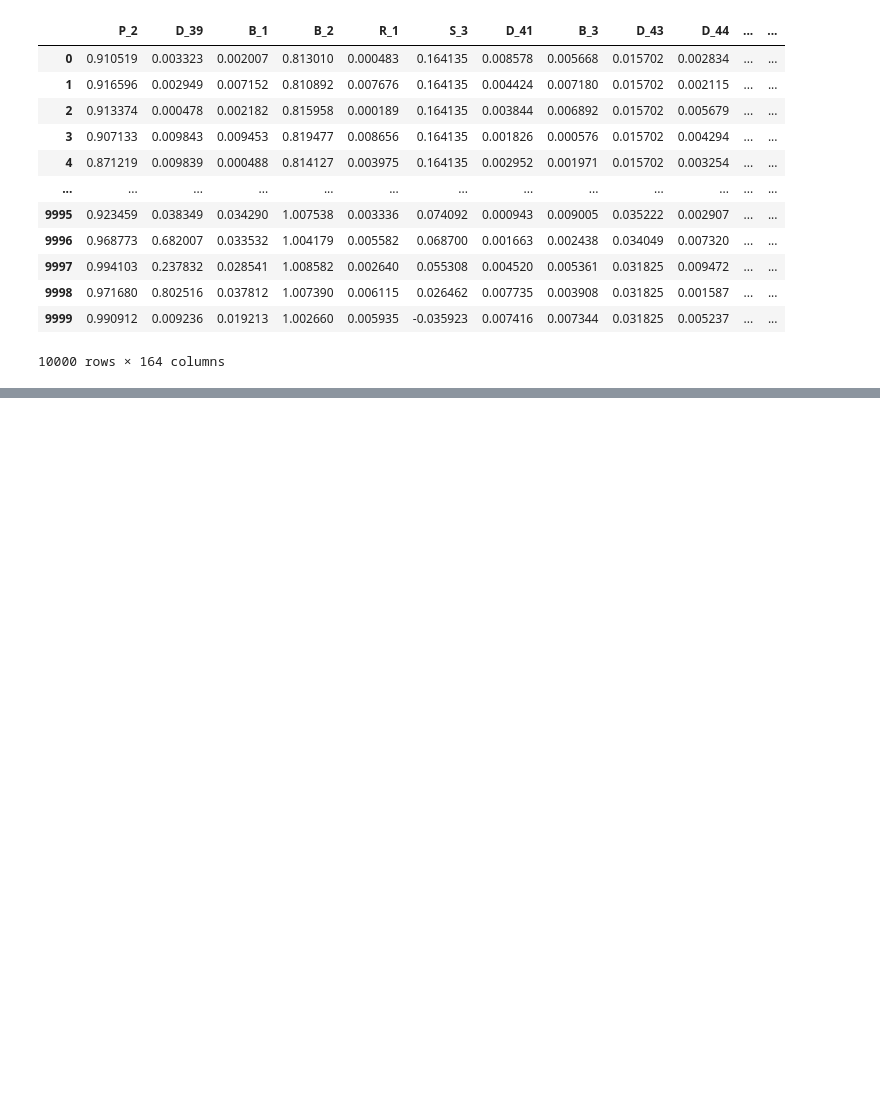
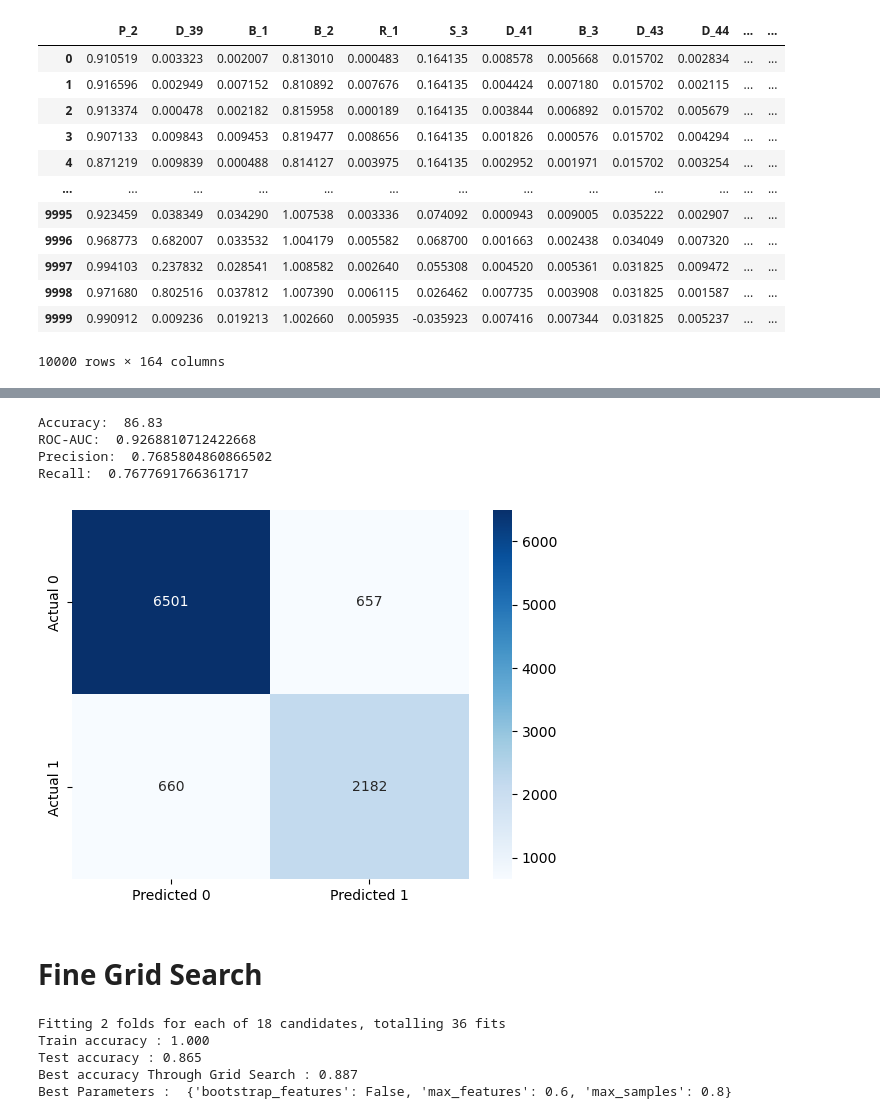
Before and after one commit to LinhNgaNguyen/STAT303-3-Project, a Jupyter notebook: Bagging and RandomForest Models.ipynb, the cells around one changed output, grey strips where cells are left out. Drawn from its saved outputs; the diff is of its cells as text; code cells hidden in the pictures; blank space fills up the shorter version.

```diff
--- a/Bagging and RandomForest Models.ipynb
+++ b/Bagging and RandomForest Models.ipynb
@@ -93,3 +95,5 @@ test_filtered
+# %%
+test_filtered = pd.read_csv('test_clean.csv')
 # %%
 # Separating the predictors and response
 y_train = train_filtered.target
@@ -187,0 +161,56 @@ plot_precision_recall_vs_threshold(p, r, thresholds)
+# %%
+# Performance metrics computation for the optimum decision threshold probability
+desired_threshold = 0.45
+
+y_pred_prob = opt_bag_model.predict_proba(X_test)[:,1]
+
+# Classifying observations in the positive class (y = 1) if the predicted probability is greater
+# than the desired decision threshold probability
+y_pred = y_pred_prob > desired_threshold
+y_pred = y_pred.astype(int)
+
+#Computing the accuracy
+print("Accuracy: ",accuracy_score(y_pred, y_test)*100)
+
+#Computing the ROC-AUC
+fpr, tpr, auc_thresholds = roc_curve(y_test, y_pred_prob)
+print("ROC-AUC: ",auc(fpr, tpr))# AUC of ROC
+
+#Computing the precision and recall
+print("Precision: ", precision_score(y_test, y_pred))
+print("Recall: ", recall_score(y_test, y_pred))
+
+#Confusion matrix
+cm = pd.DataFrame(confusion_matrix(y_test, y_pred),
+                  columns=['Predicted 0', 'Predicted 1'], index = ['Actual 0', 'Actual 1'])
+sns.heatmap(cm, annot=True, cmap='Blues', fmt='g');
+# %% [output]
+Accuracy:  86.83
+ROC-AUC:  0.9268810712422668
+Precision:  0.7685804860866502
+Recall:  0.7677691766361717
+[figure, added]
+# %% [markdown]
+# Fine Grid Search
+# %%
+params = {'max_samples': [0.6,0.7,0.8],
+          'max_features': [0.6,0.7,0.8],
+          'bootstrap_features': [True, False]}
+
+cv = KFold(n_splits=2,shuffle=True,random_state=1)
+bagging_classifier_grid = GridSearchCV(BaggingClassifier(estimator = DecisionTreeClassifier(random_state = 1),
+                                                         n_estimators=250, random_state=1, n_jobs=-1, bootstrap=True),
+                                       param_grid =params, cv=cv, n_jobs=-1, verbose=1,
+                                       scoring = ['accuracy', 'recall'], refit='recall')
+bagging_classifier_grid.fit(X_train, y_train)
+
+print('Train accuracy : %.3f'%bagging_classifier_grid.best_estimator_.score(X_train, y_train))
+print('Test accuracy : %.3f'%bagging_classifier_grid.best_estimator_.score(X_test, y_test))
+print('Best accuracy Through Grid Search : %.3f'%bagging_classifier_grid.best_score_)
+print('Best Parameters : ',bagging_classifier_grid.best_params_)
+# %% [output]
+Fitting 2 folds for each of 18 candidates, totalling 36 fits
+Train accuracy : 1.000
+Test accuracy : 0.865
+Best accuracy Through Grid Search : 0.887
+Best Parameters :  {'bootstrap_features': False, 'max_features': 0.6, 'max_samples': 0.8}
```
Also changed, not shown: parts of 12 cells of this notebook.
